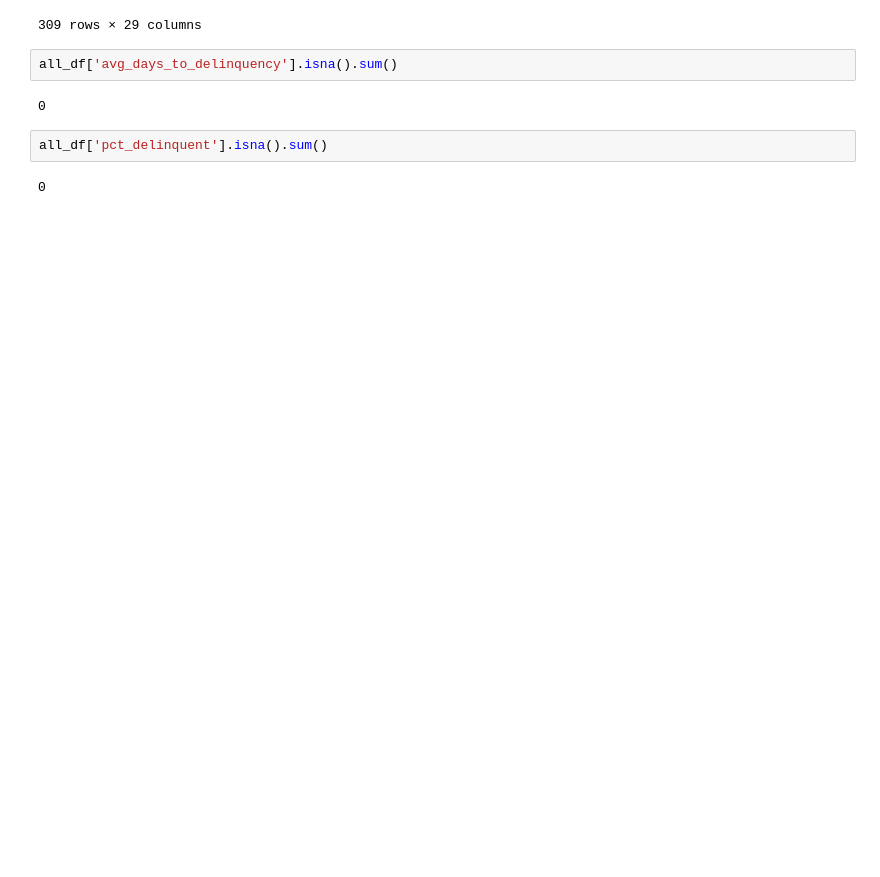
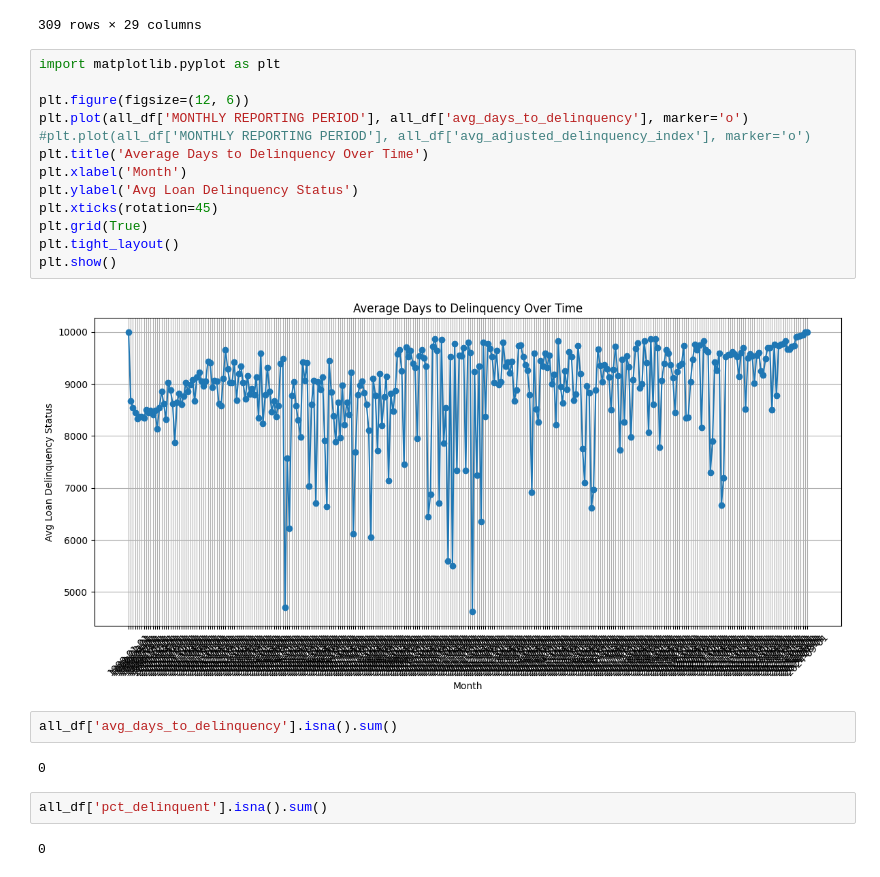
Before and after one commit to AlbertKong0827/DSGA1019Project, a Jupyter notebook: eda.ipynb, the cells around one changed output. Cells and saved outputs as stored; diff of their text form; blank space fills up the shorter version.

```diff
--- a/eda.ipynb
+++ b/eda.ipynb
@@ -586,6 +586,21 @@ all_df
 | 307 | 2024-08-01 | 128873.071070 | 0.184860 | 144.105929 | 193.444589 | ... |
 | 308 | 2024-09-01 | 128380.207101 | 0.177966 | 145.051256 | 192.743551 | ... |
 309 rows × 29 columns
+# %%
+import matplotlib.pyplot as plt
+
+plt.figure(figsize=(12, 6))
+plt.plot(all_df['MONTHLY REPORTING PERIOD'], all_df['avg_days_to_delinquency'], marker='o')
+#plt.plot(all_df['MONTHLY REPORTING PERIOD'], all_df['avg_adjusted_delinquency_index'], marker='o')
+plt.title('Average Days to Delinquency Over Time')
+plt.xlabel('Month')
+plt.ylabel('Avg Loan Delinquency Status')
+plt.xticks(rotation=45)
+plt.grid(True)
+plt.tight_layout()
+plt.show()
+# %% [output]
+[figure, added]
 # %%
 all_df['avg_days_to_delinquency'].isna().sum()
 # %% [output]
```
Also changed, not shown: parts of 8 cells of this notebook, 1 other file.
